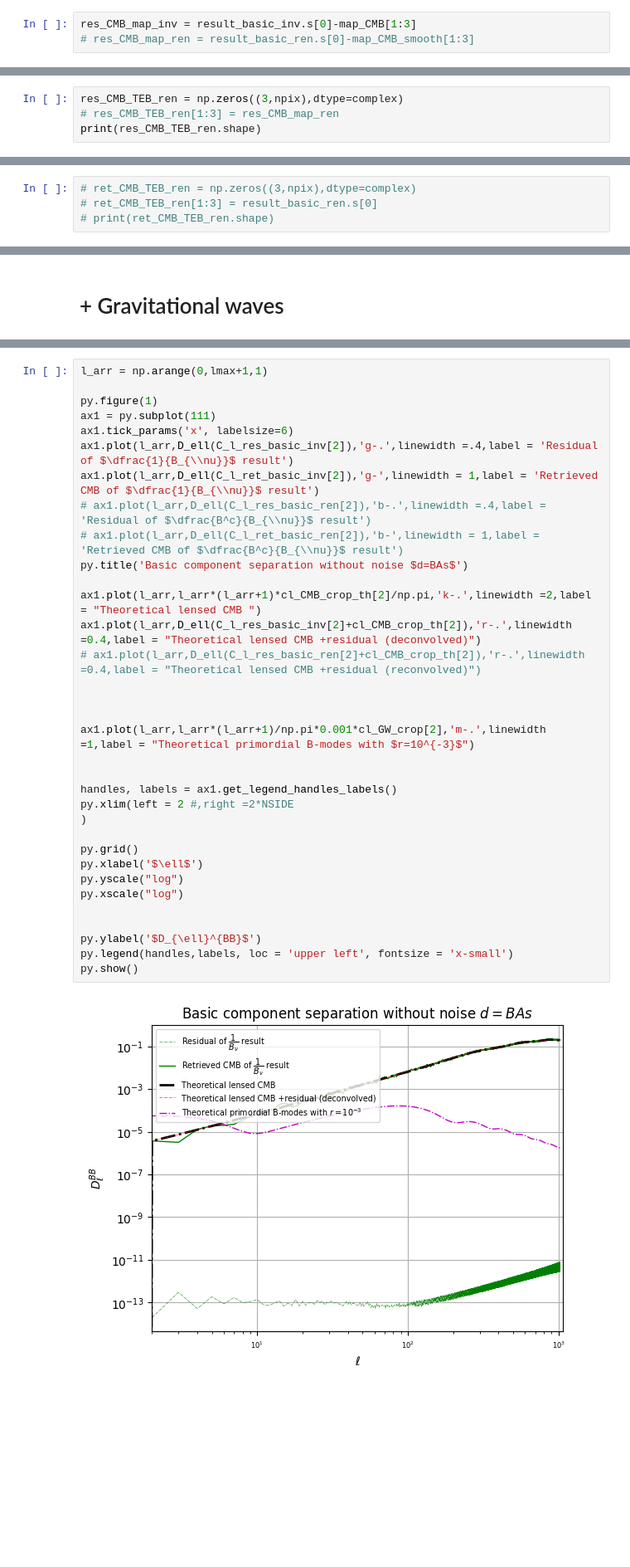
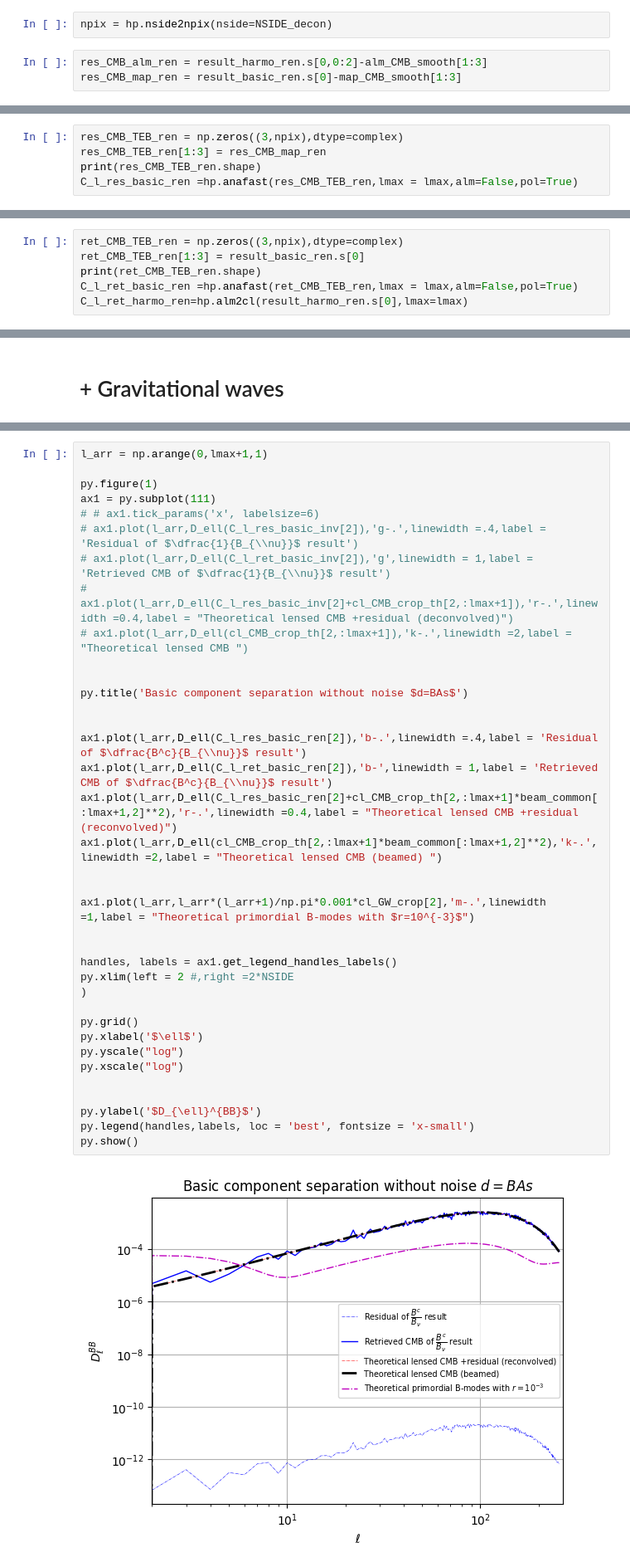
Before and after one commit to julientang/Stage3A, a Jupyter notebook: Noiseless_test.ipynb, the cells around one changed output, grey strips where cells are left out. Shown at 83% size. Saved outputs shown, nothing was run; the diff lists cells and outputs as text; blank space fills up the shorter version.

```diff
--- a/Noiseless_test.ipynb
+++ b/Noiseless_test.ipynb
@@ -470,6 +371,8 @@ Basic component separation
+# %%
+npix = hp.nside2npix(nside=NSIDE_decon)
 # %%
-res_CMB_map_inv = result_basic_inv.s[0]-map_CMB[1:3]
-# res_CMB_map_ren = result_basic_ren.s[0]-map_CMB_smooth[1:3]
+res_CMB_alm_ren = result_harmo_ren.s[0,0:2]-alm_CMB_smooth[1:3]
+res_CMB_map_ren = result_basic_ren.s[0]-map_CMB_smooth[1:3]
 # %%
 res_CMB_TEB_inv = np.zeros((3,npix),dtype=complex)
 res_CMB_TEB_inv[1:3] = res_CMB_map_inv
@@ -479,5 +382,6 @@ print(res_CMB_TEB_inv.shape)
 # %%
 res_CMB_TEB_ren = np.zeros((3,npix),dtype=complex)
-# res_CMB_TEB_ren[1:3] = res_CMB_map_ren
+res_CMB_TEB_ren[1:3] = res_CMB_map_ren
 print(res_CMB_TEB_ren.shape)
+C_l_res_basic_ren =hp.anafast(res_CMB_TEB_ren,lmax = lmax,alm=False,pol=True)
 # %% [output]
@@ -502,4 +410,6 @@ print(ret_CMB_TEB_inv.shape)
 # %%
-# ret_CMB_TEB_ren = np.zeros((3,npix),dtype=complex)
-# ret_CMB_TEB_ren[1:3] = result_basic_ren.s[0]
-# print(ret_CMB_TEB_ren.shape)
+ret_CMB_TEB_ren = np.zeros((3,npix),dtype=complex)
+ret_CMB_TEB_ren[1:3] = result_basic_ren.s[0]
+print(ret_CMB_TEB_ren.shape)
+C_l_ret_basic_ren =hp.anafast(ret_CMB_TEB_ren,lmax = lmax,alm=False,pol=True)
+C_l_ret_harmo_ren=hp.alm2cl(result_harmo_ren.s[0],lmax=lmax)
@@ -529,39 +448,42 @@ cl_tot_th = np.add(0.001*cl_GW_crop,cl_CMB)
 # %%
 l_arr = np.arange(0,lmax+1,1)
 
 py.figure(1)
 ax1 = py.subplot(111)
-ax1.tick_params('x', labelsize=6)
-ax1.plot(l_arr,D_ell(C_l_res_basic_inv[2]),'g-.',linewidth =.4,label = 'Residual of $\dfrac{1}{B_{\\nu}}$ result')
-ax1.plot(l_arr,D_ell(C_l_ret_basic_inv[2]),'g-',linewidth = 1,label = 'Retrieved CMB of $\dfrac{1}{B_{\\nu}}$ result')
-# ax1.plot(l_arr,D_ell(C_l_res_basic_ren[2]),'b-.',linewidth =.4,label = 'Residual of $\dfrac{B^c}{B_{\\nu}}$ result')
-# ax1.plot(l_arr,D_ell(C_l_ret_basic_ren[2]),'b-',linewidth = 1,label = 'Retrieved CMB of $\dfrac{B^c}{B_{\\nu}}$ result')
+# # ax1.tick_params('x', labelsize=6)
+# ax1.plot(l_arr,D_ell(C_l_res_basic_inv[2]),'g-.',linewidth =.4,label = 'Residual of $\dfrac{1}{B_{\\nu}}$ result')
+# ax1.plot(l_arr,D_ell(C_l_ret_basic_inv[2]),'g',linewidth = 1,label = 'Retrieved CMB of $\dfrac{1}{B_{\\nu}}$ result')
+# ax1.plot(l_arr,D_ell(C_l_res_basic_inv[2]+cl_CMB_crop_th[2,:lmax+1]),'r-.',linewidth =0.4,label = "Theoretical lensed CMB +residual (deconvolved)")
+# ax1.plot(l_arr,D_ell(cl_CMB_crop_th[2,:lmax+1]),'k-.',linewidth =2,label = "Theoretical lensed CMB ")
+
+
 py.title('Basic component separation without noise $d=BAs$')
 
-ax1.plot(l_arr,l_arr*(l_arr+1)*cl_CMB_crop_th[2]/np.pi,'k-.',linewidth =2,label = "Theoretical lensed CMB ")
-ax1.plot(l_arr,D_ell(C_l_res_basic_inv[2]+cl_CMB_crop_th[2]),'r-.',linewidth =0.4,label = "Theoretical lensed CMB +residual (deconvolved)")
-# ax1.plot(l_arr,D_ell(C_l_res_basic_ren[2]+cl_CMB_crop_th[2]),'r-.',linewidth =0.4,label = "Theoretical lensed CMB +residual (reconvolved)")
 
+ax1.plot(l_arr,D_ell(C_l_res_basic_ren[2]),'b-.',linewidth =.4,label = 'Residual of $\dfrac{B^c}{B_{\\nu}}$ result')
+ax1.plot(l_arr,D_ell(C_l_ret_basic_ren[2]),'b-',linewidth = 1,label = 'Retrieved CMB of $\dfrac{B^c}{B_{\\nu}}$ result')
+ax1.plot(l_arr,D_ell(C_l_res_basic_ren[2]+cl_CMB_crop_th[2,:lmax+1]*beam_common[:lmax+1,2]**2),'r-.',linewidth =0.4,label = "Theoretical lensed CMB +residual (reconvolved)")
+ax1.plot(l_arr,D_ell(cl_CMB_crop_th[2,:lmax+1]*beam_common[:lmax+1,2]**2),'k-.',linewidth =2,label = "Theoretical lensed CMB (beamed) ")
 
 
 ax1.plot(l_arr,l_arr*(l_arr+1)/np.pi*0.001*cl_GW_crop[2],'m-.',linewidth =1,label = "Theoretical primordial B-modes with $r=10^{-3}$")
 
 
 handles, labels = ax1.get_legend_handles_labels()
 py.xlim(left = 2 #,right =2*NSIDE
 )
 
 py.grid()
 py.xlabel('$\ell$')
 py.yscale("log")
 py.xscale("log")
 
 
 py.ylabel('$D_{\ell}^{BB}$')
-py.legend(handles,labels, loc = 'upper left', fontsize = 'x-small')
+py.legend(handles,labels, loc = 'best', fontsize = 'x-small')
 py.show()
 # %% [output]
-[figure, old version]
+[figure, new version]
 # %%
 l_arr = np.arange(0,lmax+1,1)
 
```
Also changed, not shown: parts of 75 cells of this notebook.
